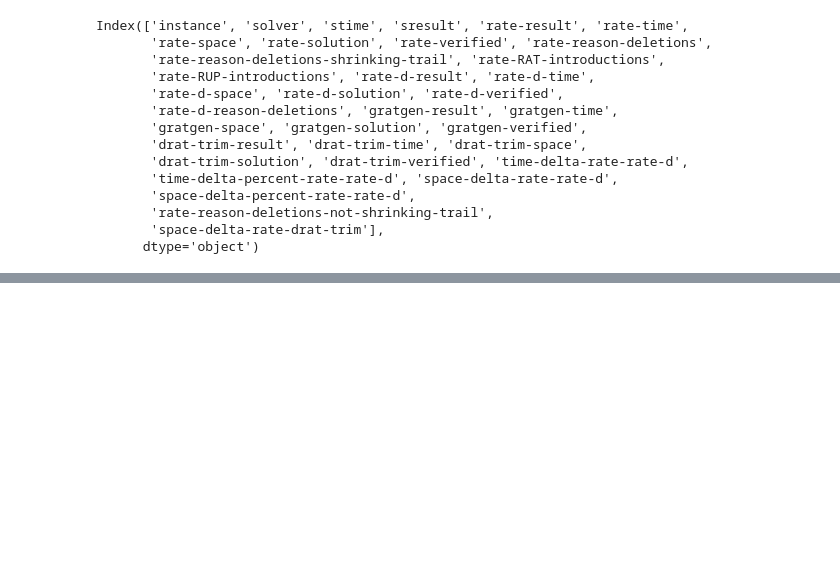
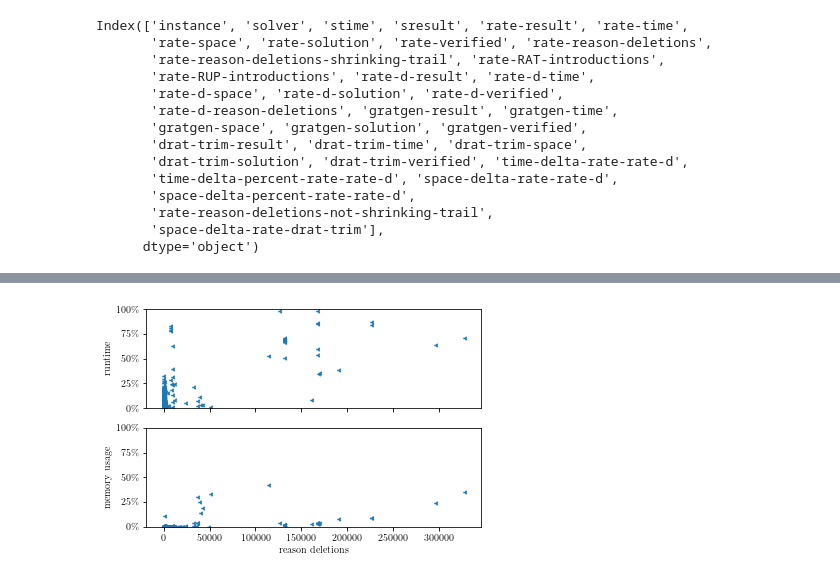
Before and after one commit to krobelus/rate-experiments, a Jupyter notebook: plots.ipynb, the cells around one changed output, grey strips where cells are left out. Cells and saved outputs as stored; diff of their text form; code cells hidden in the pictures; blank space fills up the shorter version.

```diff
--- a/plots.ipynb
+++ b/plots.ipynb
@@ -171,0 +267,11 @@ boxplot(vf, 'space'); persist('box-space')
+# %%
+pclim = (0, 1)
+assert df['time-delta-percent-rate-rate-d'].max() < 1
+assert df['space-delta-percent-rate-rate-d'].max() < 1
+ax1 = plt.subplot(2, 1, 1, ylim=pclim)
+ax2 = plt.subplot(2, 1, 2, ylim=pclim, sharex=ax1)
+correlation(ax1, rvf, 'rate-reason-deletions', 'time-delta-percent-rate-rate-d', percent=True)
+correlation(ax2, rvf, 'rate-reason-deletions', 'space-delta-percent-rate-rate-d', percent=True)
+persist('correlation-reason-deletions')
+# %% [output]
+[figure, added]
```
Also changed, not shown: parts of 31 cells of this notebook, 1 other file.
